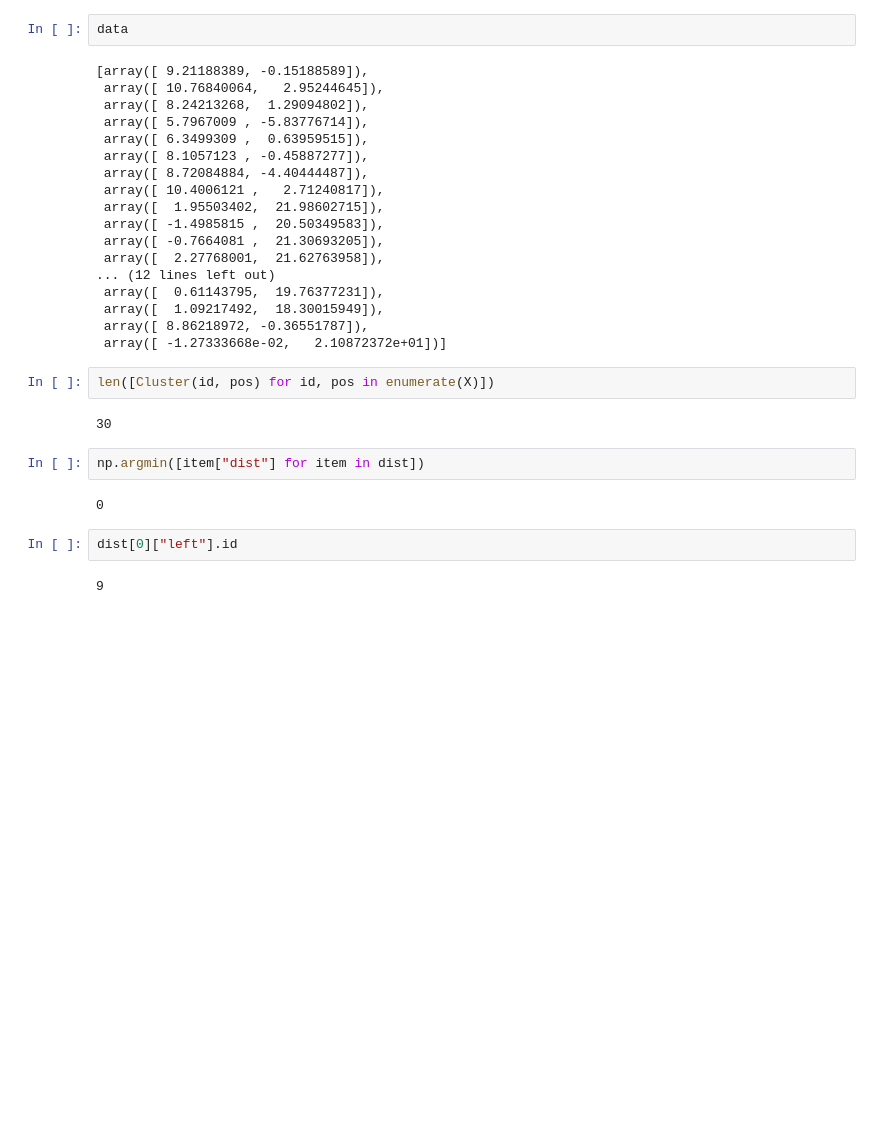
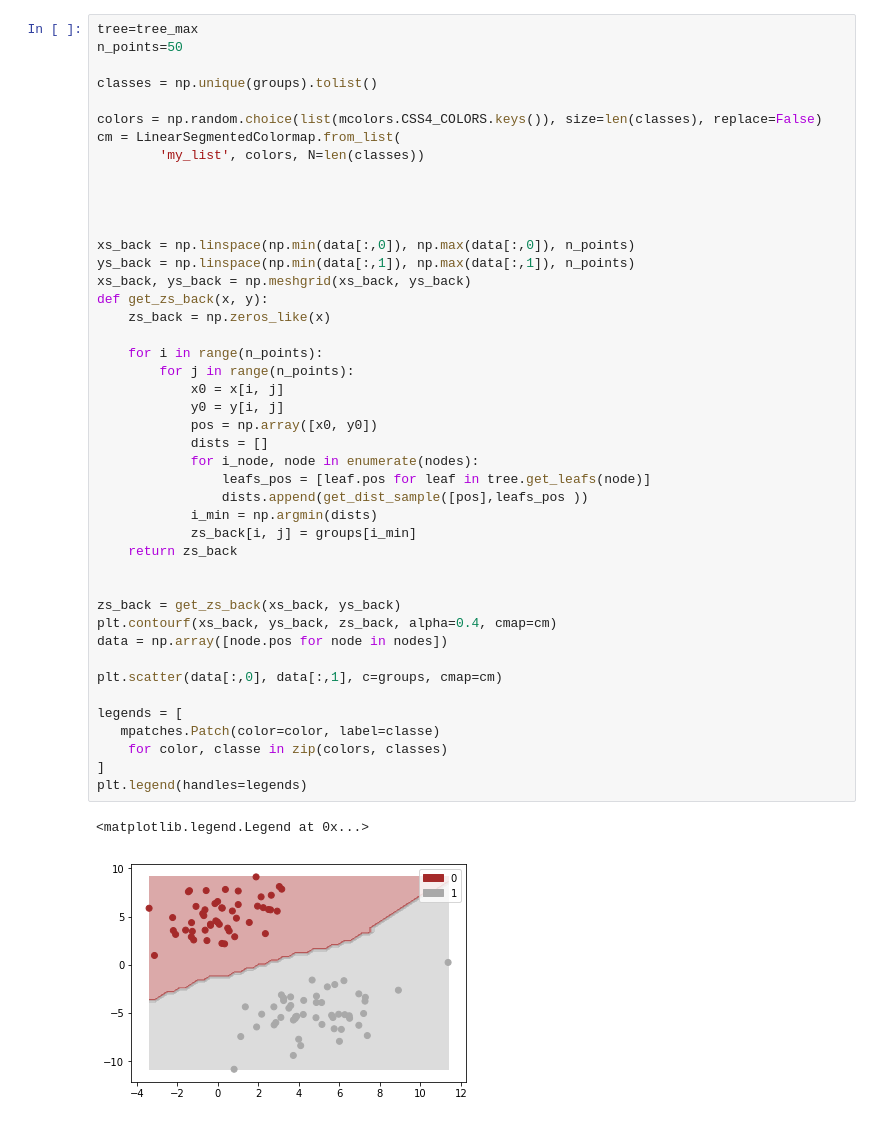
Before and after one commit to devmessias/Artificial-and-Natural-Vision, a Jupyter notebook: hierarquico.ipynb, the cells around one changed output. Drawn from its saved outputs; the diff is of its cells as text; blank space fills up the shorter version.

```diff
--- a/hierarquico.ipynb
+++ b/hierarquico.ipynb
@@ -157,32 +209,47 @@ plt.show()
-# %%
-data
-# %% [output]
-[array([ 9.21188389, -0.15188589]),
- array([ 10.76840064,   2.95244645]),
- array([ 8.24213268,  1.29094802]),
- array([ 5.7967009 , -5.83776714]),
- array([ 6.3499309 ,  0.63959515]),
- array([ 8.1057123 , -0.45887277]),
- array([ 8.72084884, -4.40444487]),
- array([ 10.4006121 ,   2.71240817]),
- array([  1.95503402,  21.98602715]),
- array([ -1.4985815 ,  20.50349583]),
- array([ -0.7664081 ,  21.30693205]),
- array([  2.27768001,  21.62763958]),
-... (12 lines left out)
- array([  0.61143795,  19.76377231]),
- array([  1.09217492,  18.30015949]),
- array([ 8.86218972, -0.36551787]),
- array([ -1.27333668e-02,   2.10872372e+01])]
-# %%
-len([Cluster(id, pos) for id, pos in enumerate(X)])
-# %% [output]
-30
-# %%
-np.argmin([item["dist"] for item in dist])
-# %% [output]
-0
-# %%
-dist[0]["left"].id
-# %% [output]
-9
+# %%
+tree=tree_max
+n_points=50
+
+classes = np.unique(groups).tolist()
+
+colors = np.random.choice(list(mcolors.CSS4_COLORS.keys()), size=len(classes), replace=False)
+cm = LinearSegmentedColormap.from_list(
+        'my_list', colors, N=len(classes))
+
+
+
+
+xs_back = np.linspace(np.min(data[:,0]), np.max(data[:,0]), n_points)
+ys_back = np.linspace(np.min(data[:,1]), np.max(data[:,1]), n_points)
+xs_back, ys_back = np.meshgrid(xs_back, ys_back)
+def get_zs_back(x, y):
+    zs_back = np.zeros_like(x)
+
+    for i in range(n_points):
+        for j in range(n_points):
+            x0 = x[i, j]
+            y0 = y[i, j]
+            pos = np.array([x0, y0])
+            dists = []
+            for i_node, node in enumerate(nodes):
+                leafs_pos = [leaf.pos for leaf in tree.get_leafs(node)]
+                dists.append(get_dist_sample([pos],leafs_pos ))
+            i_min = np.argmin(dists)
+            zs_back[i, j] = groups[i_min]
+    return zs_back
+
+
+zs_back = get_zs_back(xs_back, ys_back)
+plt.contourf(xs_back, ys_back, zs_back, alpha=0.4, cmap=cm)
+data = np.array([node.pos for node in nodes])
+
+plt.scatter(data[:,0], data[:,1], c=groups, cmap=cm)
+
+legends = [
+   mpatches.Patch(color=color, label=classe)
+    for color, classe in zip(colors, classes)
+]
+plt.legend(handles=legends)
+# %% [output]
+<matplotlib.legend.Legend at 0x...>
+[figure, added]
```
Also changed, not shown: parts of 23 cells of this notebook.
